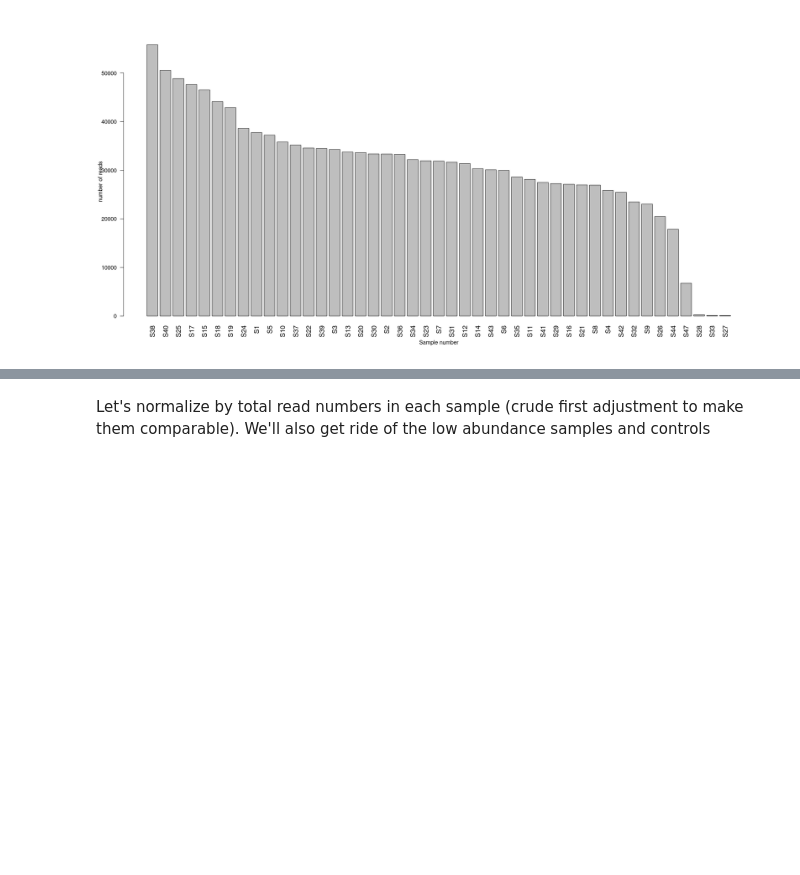
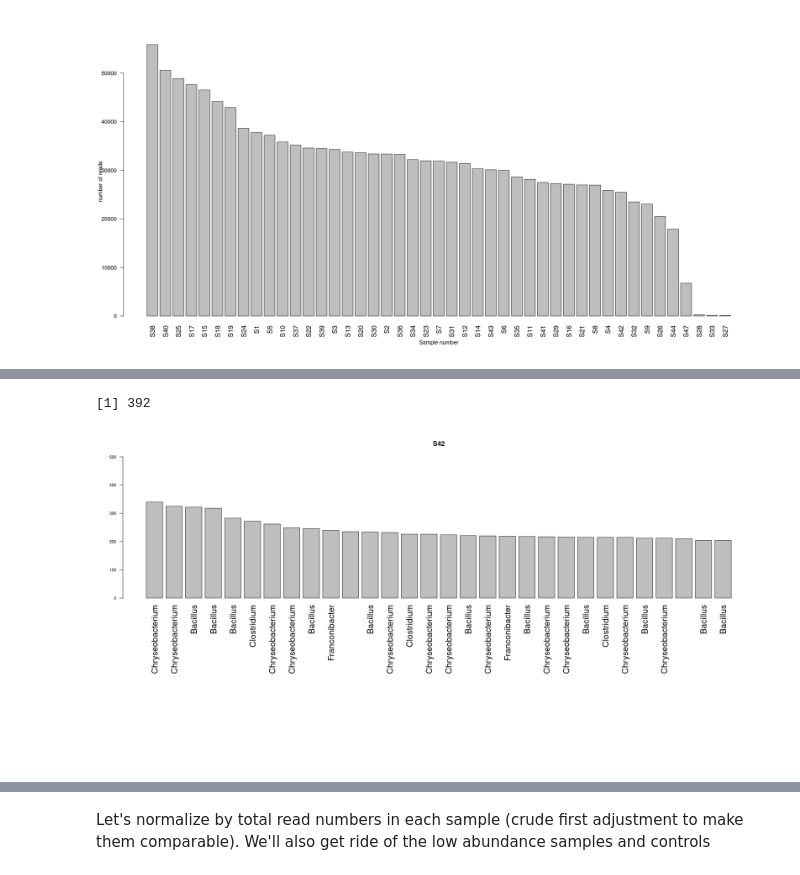
Before and after one commit to danchurch/sphagnumCUEmetabarcoding, a Jupyter notebook: sequenceAnalysis/firstLookPeat16s.ipynb, the cells around one changed output, grey strips where cells are left out. Saved outputs shown, nothing was run; the diff lists cells and outputs as text; code cells hidden in the pictures; blank space fills up the shorter version.

```diff
--- a/sequenceAnalysis/firstLookPeat16s.ipynb
+++ b/sequenceAnalysis/firstLookPeat16s.ipynb
@@ -197,0 +247,5 @@ A sample_data: 3 × 5
+# %%
+rankAb(ps.inTree,"S42", ntax=30)
+# %% [output]
+[1] 392
+[figure, added]
```
Also changed, not shown: parts of 27 cells of this notebook, 1 other file.
